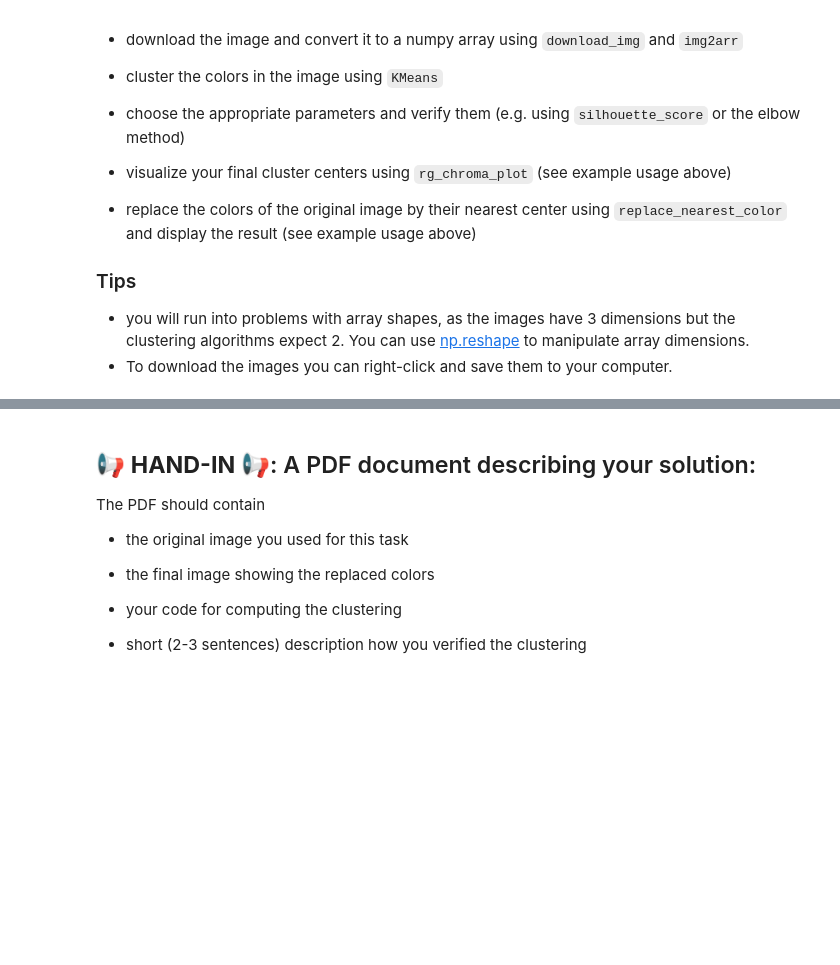
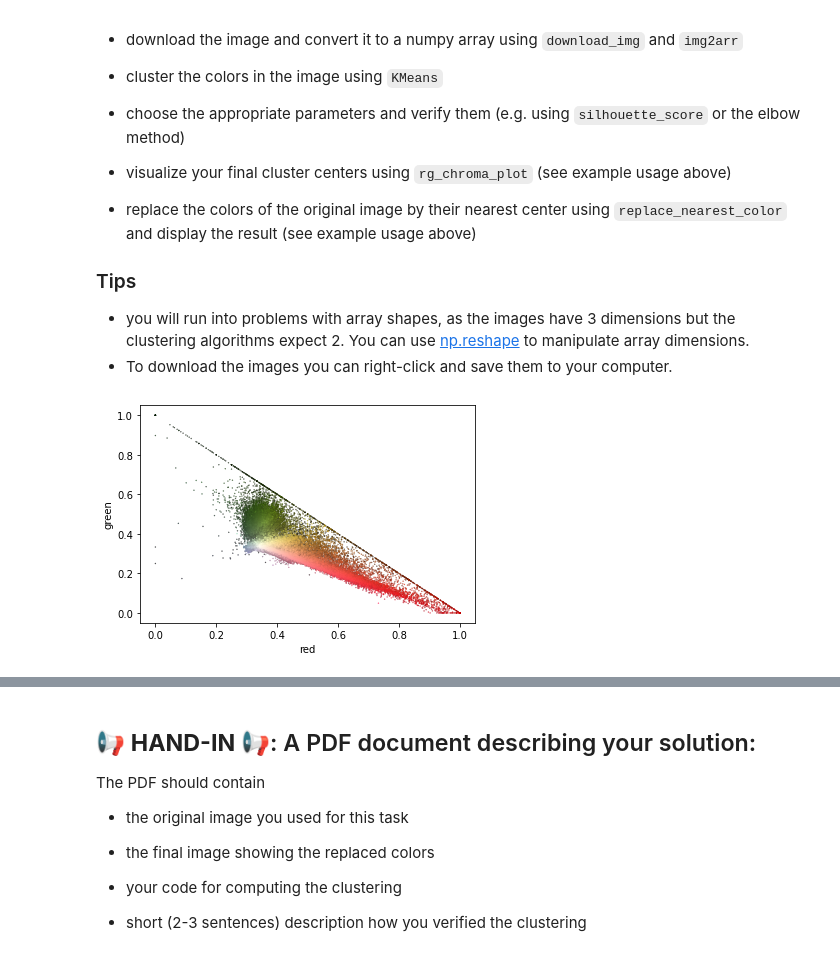
Before and after one commit to schazadm/mldm_hs22, a Jupyter notebook: labs/L02_Clustering_LAB_ASSIGNMENT.ipynb, the cells around one changed output, grey strips where cells are left out. Drawn from its saved outputs; the diff is of its cells as text; code cells hidden in the pictures; blank space fills up the shorter version.

```diff
--- a/labs/L02_Clustering_LAB_ASSIGNMENT.ipynb
+++ b/labs/L02_Clustering_LAB_ASSIGNMENT.ipynb
@@ -303,0 +320,12 @@ display(arr2img(replaced))
+# %%
+img_url = "https://upload.wikimedia.org/wikipedia/commons/thumb/1/13/Syzygium_fruit.jpg/640px-Syzygium_fruit.jpg"
+img = download_img(img_url)
+img_arr = img2arr(img)
+# %%
+# reshaping the given img array
+colors = np.copy(img_arr).reshape((-1, 3))
+colors = np.unique(colors, axis=0)
+img_rg = rg_chromaticity(colors)
+rg_chroma_plot(img_arr)
+# %% [output]
+[figure, added]
```
Also changed, not shown: parts of 9 cells of this notebook.
